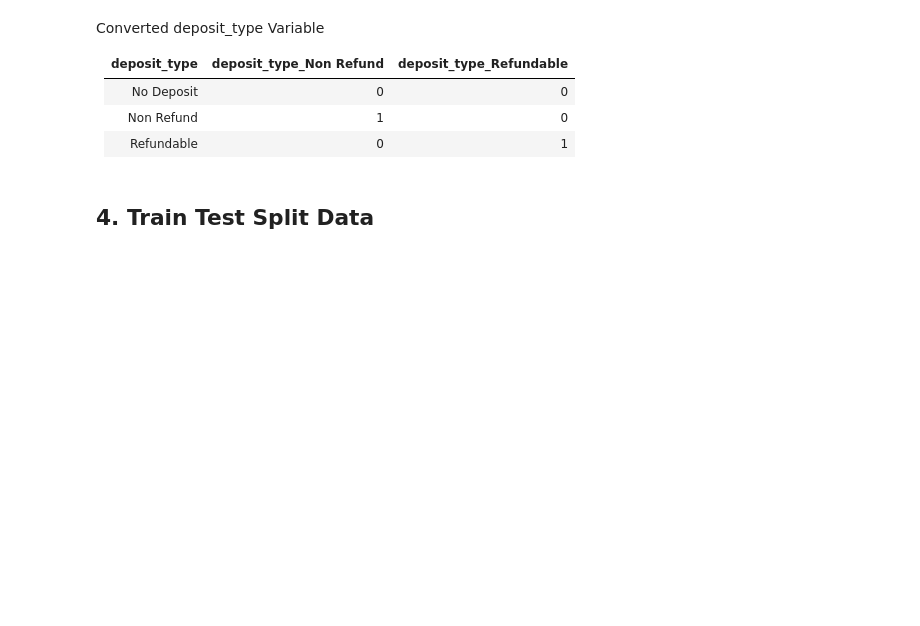
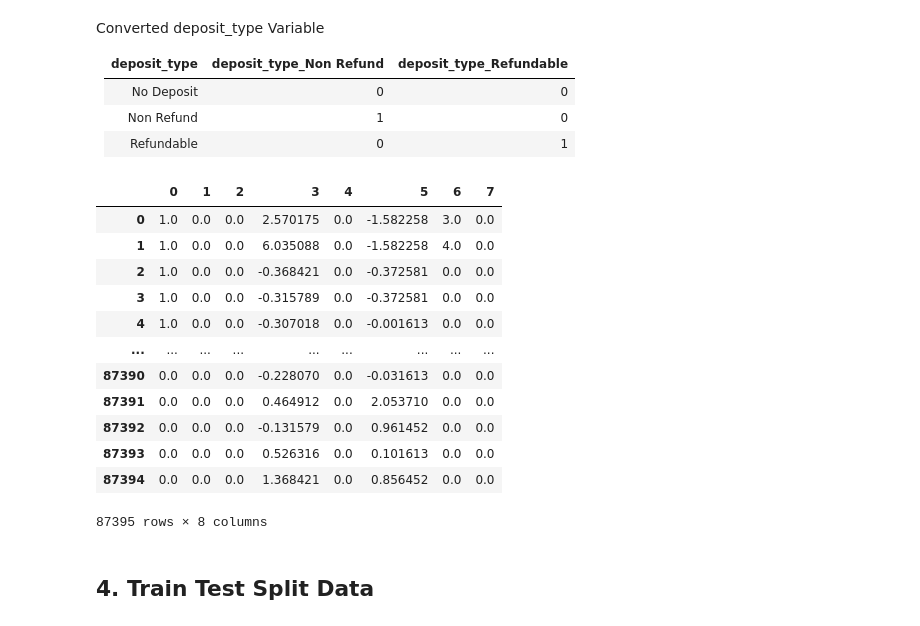
Before and after one commit to d-widyantama/Machine_Learning-Modul-3-Purwadhika, a Jupyter notebook: 8-EnsembleMethod/8-Modelling_HotelBookings.ipynb, the cells around one changed output. Saved outputs shown, nothing was run; the diff lists cells and outputs as text; code cells hidden in the pictures; blank space fills up the shorter version.

```diff
--- a/8-EnsembleMethod/8-Modelling_HotelBookings.ipynb
+++ b/8-EnsembleMethod/8-Modelling_HotelBookings.ipynb
@@ -314,6 +314,24 @@ transformer = ColumnTransformer([
     ('one hot encoder', OneHotEncoder(drop='first'), ['hotel', 'deposit_type']),
     ('Scaler', RobustScaler(), ['lead_time', 'previous_cancellations', 'adr', 'booking_changes'])
 ], remainder='passthrough')
+# %%
+#Check Transformer
+df_encoded = pd.DataFrame(transformer.fit_transform(df_model))
+df_encoded
+# %% [output]
+|  | 0 | 1 | 2 | 3 | 4 | 5 | 6 | 7 |
+| 0 | 1.0 | 0.0 | 0.0 | 2.570175 | 0.0 | -1.582258 | 3.0 | 0.0 |
+| 1 | 1.0 | 0.0 | 0.0 | 6.035088 | 0.0 | -1.582258 | 4.0 | 0.0 |
+| 2 | 1.0 | 0.0 | 0.0 | -0.368421 | 0.0 | -0.372581 | 0.0 | 0.0 |
+| 3 | 1.0 | 0.0 | 0.0 | -0.315789 | 0.0 | -0.372581 | 0.0 | 0.0 |
+| 4 | 1.0 | 0.0 | 0.0 | -0.307018 | 0.0 | -0.001613 | 0.0 | 0.0 |
+| ... | ... | ... | ... | ... | ... | ... | ... | ... |
+| 87390 | 0.0 | 0.0 | 0.0 | -0.228070 | 0.0 | -0.031613 | 0.0 | 0.0 |
+| 87391 | 0.0 | 0.0 | 0.0 | 0.464912 | 0.0 | 2.053710 | 0.0 | 0.0 |
+| 87392 | 0.0 | 0.0 | 0.0 | -0.131579 | 0.0 | 0.961452 | 0.0 | 0.0 |
+| 87393 | 0.0 | 0.0 | 0.0 | 0.526316 | 0.0 | 0.101613 | 0.0 | 0.0 |
+| 87394 | 0.0 | 0.0 | 0.0 | 1.368421 | 0.0 | 0.856452 | 0.0 | 0.0 |
+87395 rows × 8 columns
 # %% [markdown]
 ## 4. Train Test Split Data
 # %%
```
Also changed, not shown: parts of 22 cells of this notebook.
